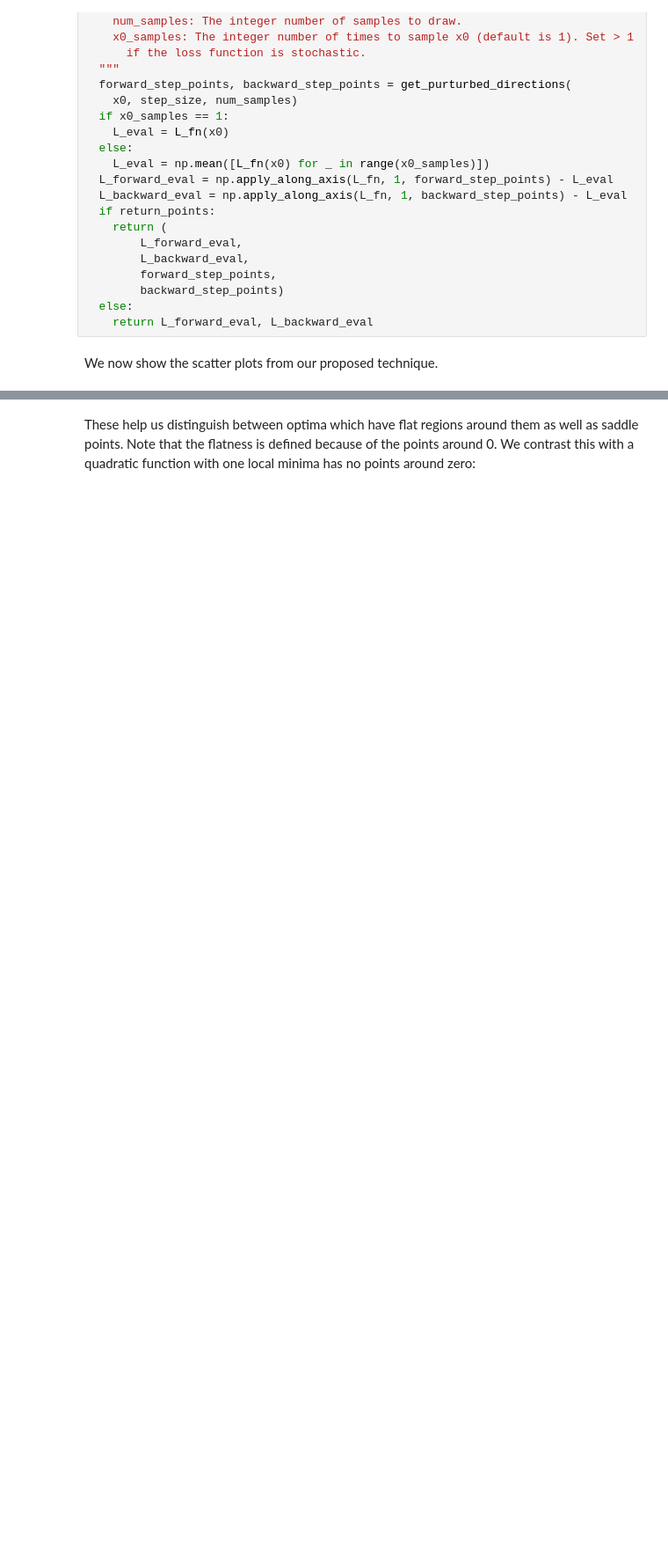
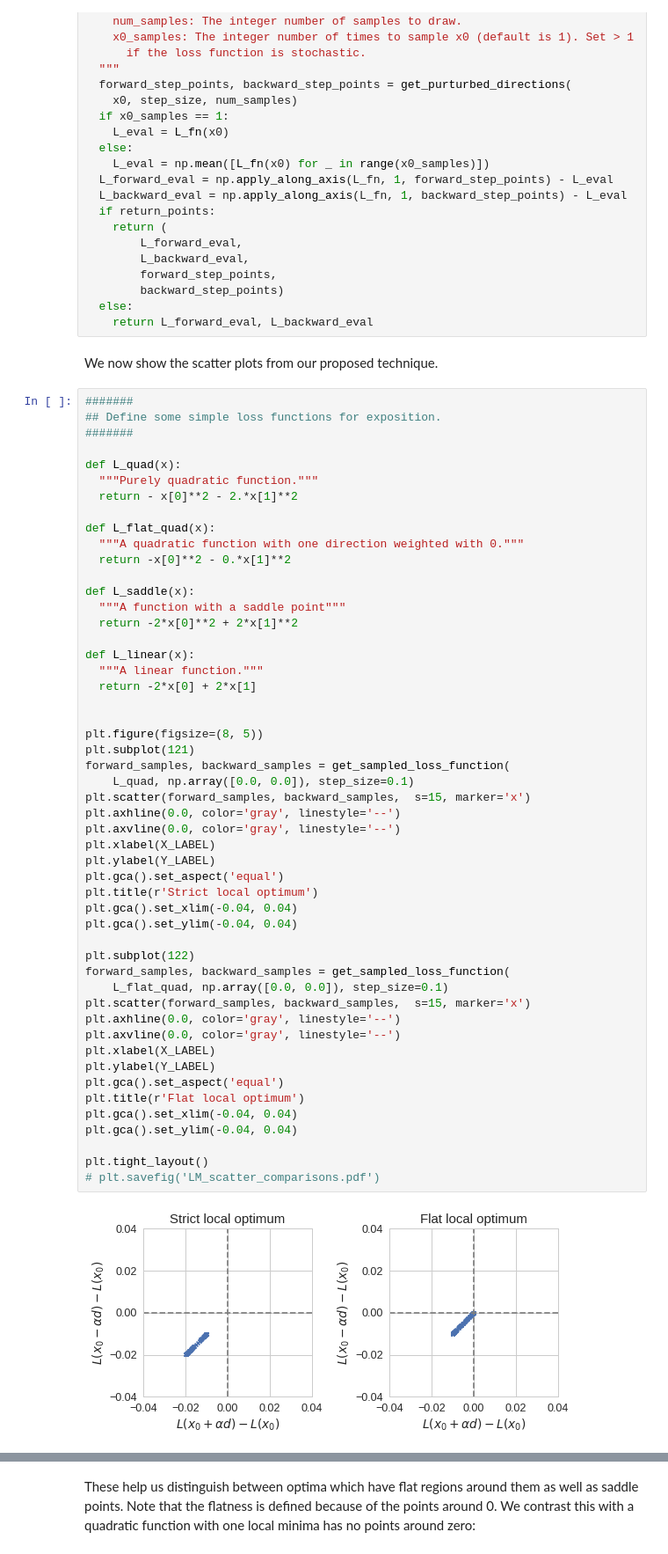
Before and after one commit to google-research/policy-learning-landscape, a Jupyter notebook: notebooks/ExampleLandscapes.ipynb, the cells around one changed output, grey strips where cells are left out. Shown at 88% size. Saved outputs shown, nothing was run; the diff lists cells and outputs as text; blank space fills up the shorter version.

```diff
--- a/notebooks/ExampleLandscapes.ipynb
+++ b/notebooks/ExampleLandscapes.ipynb
@@ -293,3 +297,56 @@ def get_sampled_loss_function(
     return L_forward_eval, L_backward_eval
 # %% [markdown]
 We now show the scatter plots from our proposed technique.
+# %%
+#######
+## Define some simple loss functions for exposition.
+#######
+
+def L_quad(x):
+  """Purely quadratic function."""
+  return - x[0]**2 - 2.*x[1]**2
+
+def L_flat_quad(x):
+  """A quadratic function with one direction weighted with 0."""
+  return -x[0]**2 - 0.*x[1]**2
+
+def L_saddle(x):
+  """A function with a saddle point"""
+  return -2*x[0]**2 + 2*x[1]**2
+
+def L_linear(x):
+  """A linear function."""
+  return -2*x[0] + 2*x[1]
+
+
+plt.figure(figsize=(8, 5))
+plt.subplot(121)
+forward_samples, backward_samples = get_sampled_loss_function(
+    L_quad, np.array([0.0, 0.0]), step_size=0.1)
+plt.scatter(forward_samples, backward_samples,  s=15, marker='x')
+plt.axhline(0.0, color='gray', linestyle='--')
+plt.axvline(0.0, color='gray', linestyle='--')
+plt.xlabel(X_LABEL)
+plt.ylabel(Y_LABEL)
+plt.gca().set_aspect('equal')
+plt.title(r'Strict local optimum')
+plt.gca().set_xlim(-0.04, 0.04)
+plt.gca().set_ylim(-0.04, 0.04)
+
+plt.subplot(122)
+forward_samples, backward_samples = get_sampled_loss_function(
+    L_flat_quad, np.array([0.0, 0.0]), step_size=0.1)
+plt.scatter(forward_samples, backward_samples,  s=15, marker='x')
+plt.axhline(0.0, color='gray', linestyle='--')
+plt.axvline(0.0, color='gray', linestyle='--')
+plt.xlabel(X_LABEL)
+plt.ylabel(Y_LABEL)
+plt.gca().set_aspect('equal')
+plt.title(r'Flat local optimum')
+plt.gca().set_xlim(-0.04, 0.04)
+plt.gca().set_ylim(-0.04, 0.04)
+
+plt.tight_layout()
+# plt.savefig('LM_scatter_comparisons.pdf')
+# %% [output]
+[figure, added]
```
Also changed, not shown: parts of 24 cells of this notebook.
